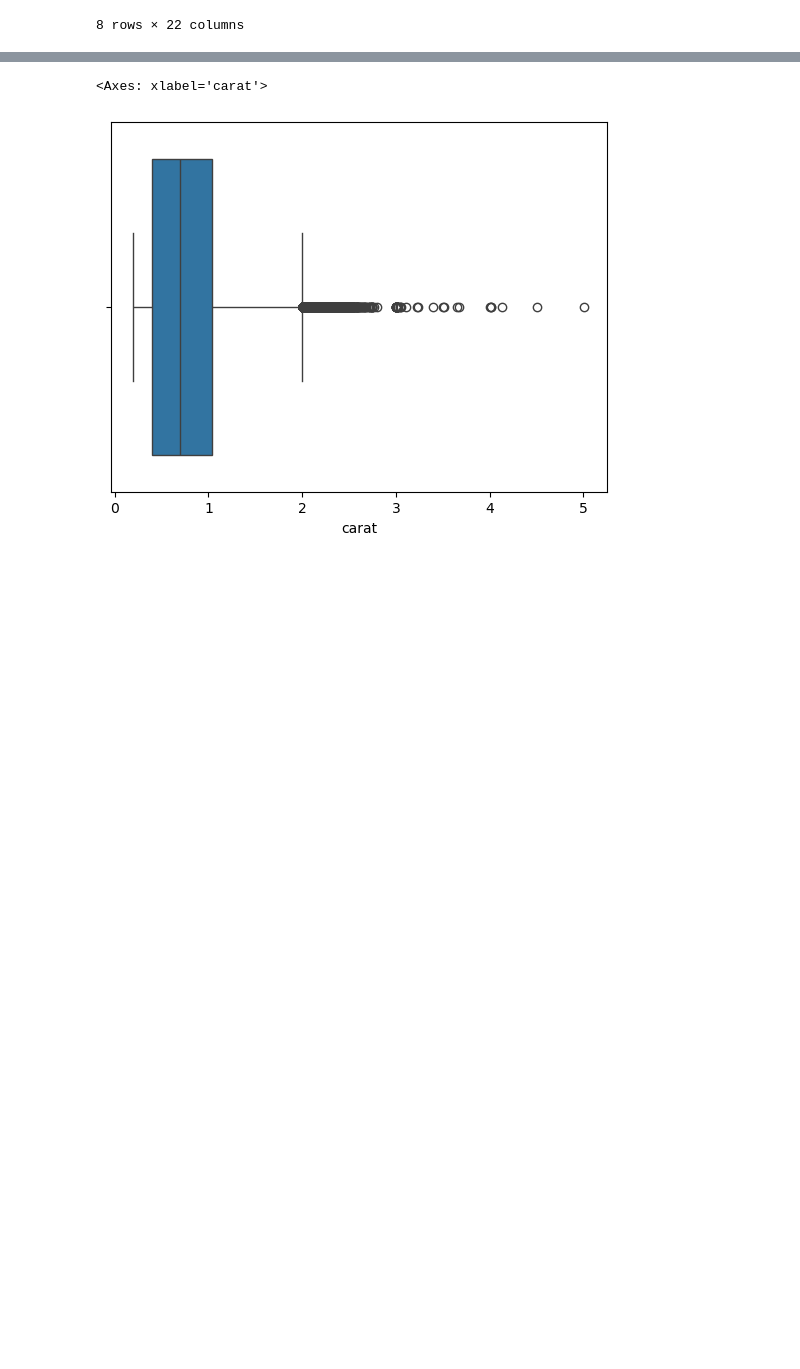
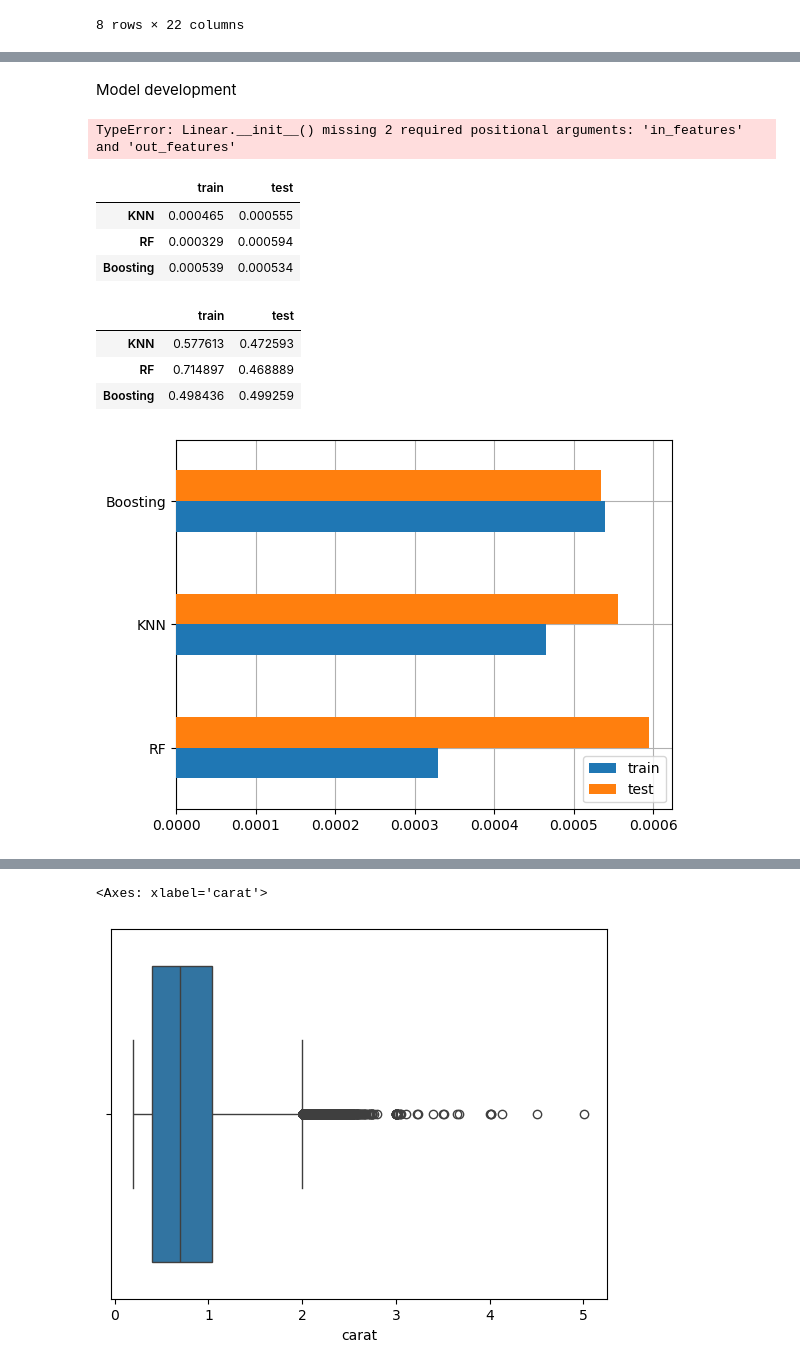
Before and after one commit to goenpiloes/dicoding-predictive-analysis, a Jupyter notebook: main.ipynb, the cells around one changed output, grey strips where cells are left out. Cells and saved outputs as stored; diff of their text form; code cells hidden in the pictures; blank space fills up the shorter version.

```diff
--- a/main.ipynb
+++ b/main.ipynb
@@ -110,0 +203,2 @@ diamonds.loc[(diamonds['z'] == 0)]
+# %% [markdown]
+Model development
@@ -110,0 +218,71 @@ diamonds.loc[(diamonds['z'] == 0)]
+# %%
+rf = RandomForestRegressor(n_estimators=50, max_depth=16, random_state=10, n_jobs=-1)
+rf.fit(X_train, y_train)
+
+models.loc['train_mse', 'RandomForest'] = mean_squared_error(y_pred=rf.predict(X_train), y_true=y_train)
+
+rf_class = RandomForestClassifier(n_estimators=50, max_depth=16, random_state=10, n_jobs=-1)
+rf_class.fit(X_train, y_train)
+
+models.loc['train_acc', 'RandomForest'] = accuracy_score(y_pred=rf_class.predict(X_train), y_true=y_train)
+# %%
+boosting = AdaBoostRegressor(learning_rate=0.05, random_state=10)
+boosting.fit(X_train, y_train)
+
+models.loc['train_mse', 'Boosting'] = mean_squared_error(y_pred=boosting.predict(X_train), y_true=y_train)
+
+boosting_class = AdaBoostClassifier(learning_rate=0.05, random_state=10)
+boosting_class.fit(X_train, y_train)
+
+models.loc['train_acc', 'Boosting'] = accuracy_score(y_pred=boosting_class.predict(X_train), y_true=y_train)
+# %%
+nn = torch.nn.Sequential(
+    torch.nn.Linear()
+)
+# %% [output]
+TypeError: Linear.__init__() missing 2 required positional arguments: 'in_features' and 'out_features'
+# %%
+X_test.loc[:, scaled_features] = scaler.transform(X_test[scaled_features])
+# %%
+mse = pd.DataFrame(columns=['train', 'test'], index=['KNN', 'RF', 'Boosting'])
+model_dict = {
+  'KNN': knn,
+  'RF': rf,
+  'Boosting': boosting
+}
+
+for name, model in model_dict.items():
+    mse.loc[name, 'train'] = mean_squared_error(y_true=y_train, y_pred=model.predict(X_train))/1e3
+    mse.loc[name, 'test'] = mean_squared_error(y_true=y_test, y_pred=model.predict(X_test))/1e3
+
+mse
+# %% [output]
+|  | train | test |
+| KNN | 0.000465 | 0.000555 |
+| RF | 0.000329 | 0.000594 |
+| Boosting | 0.000539 | 0.000534 |
+# %%
+acc_score = pd.DataFrame(columns=['train', 'test'], index=['KNN', 'RF', 'Boosting'])
+
+class_model_dict = {
+  'KNN': knn_class,
+  'RF': rf_class,
+  'Boosting': boosting_class
+}
+
+for name, model in class_model_dict.items():
+    acc_score.loc[name, 'train'] = accuracy_score(y_true=y_train, y_pred=model.predict(X_train))
+    acc_score.loc[name, 'test'] = accuracy_score(y_true=y_test, y_pred=model.predict(X_test))
+
+acc_score
+# %% [output]
+|  | train | test |
+| KNN | 0.577613 | 0.472593 |
+| RF | 0.714897 | 0.468889 |
+| Boosting | 0.498436 | 0.499259 |
+# %%
+fig, ax = plt.subplots()
+mse.sort_values(by='test', ascending=False).plot(kind='barh', ax=ax, zorder=3)
+ax.grid(zorder=0)
+# %% [output]
+[figure, added]
```
Also changed, not shown: parts of 21 cells of this notebook, 1 other file.
